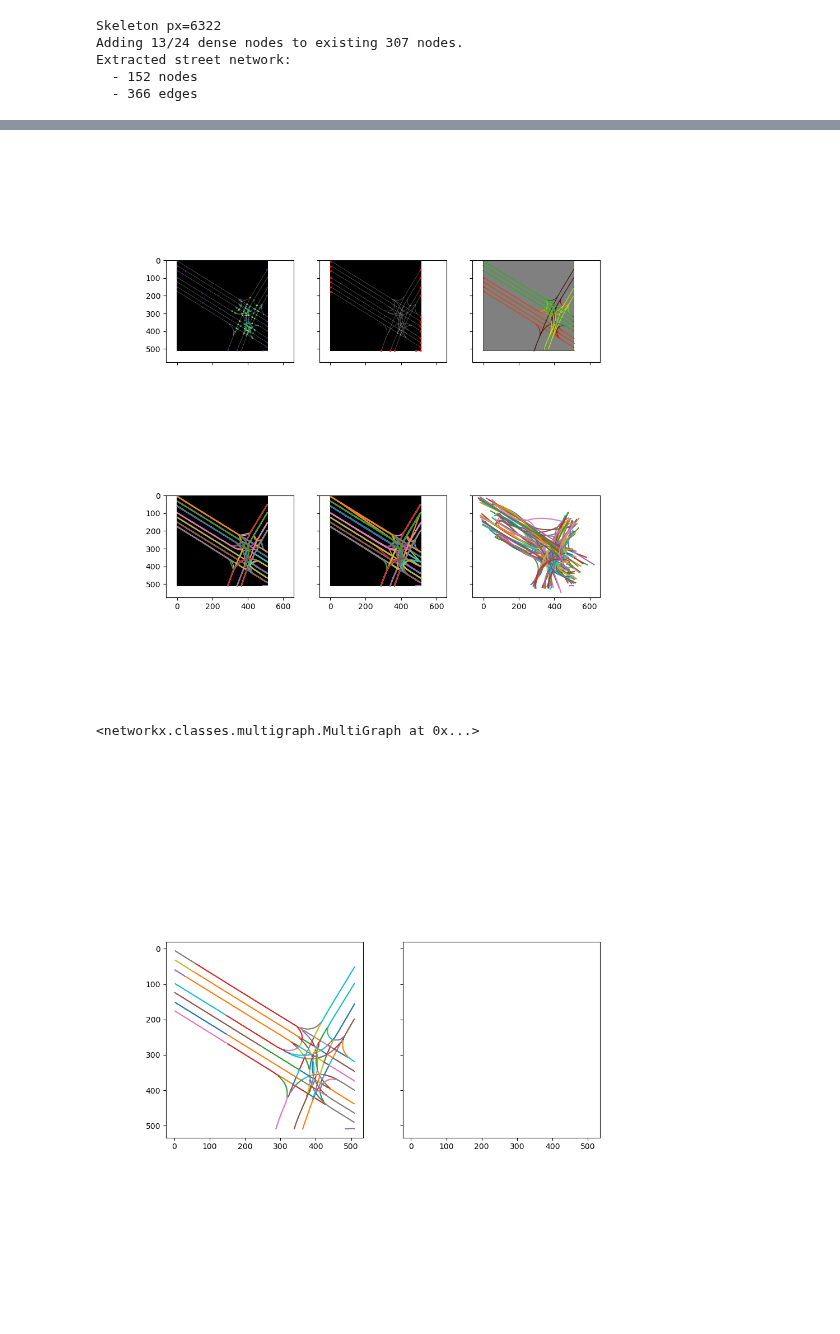
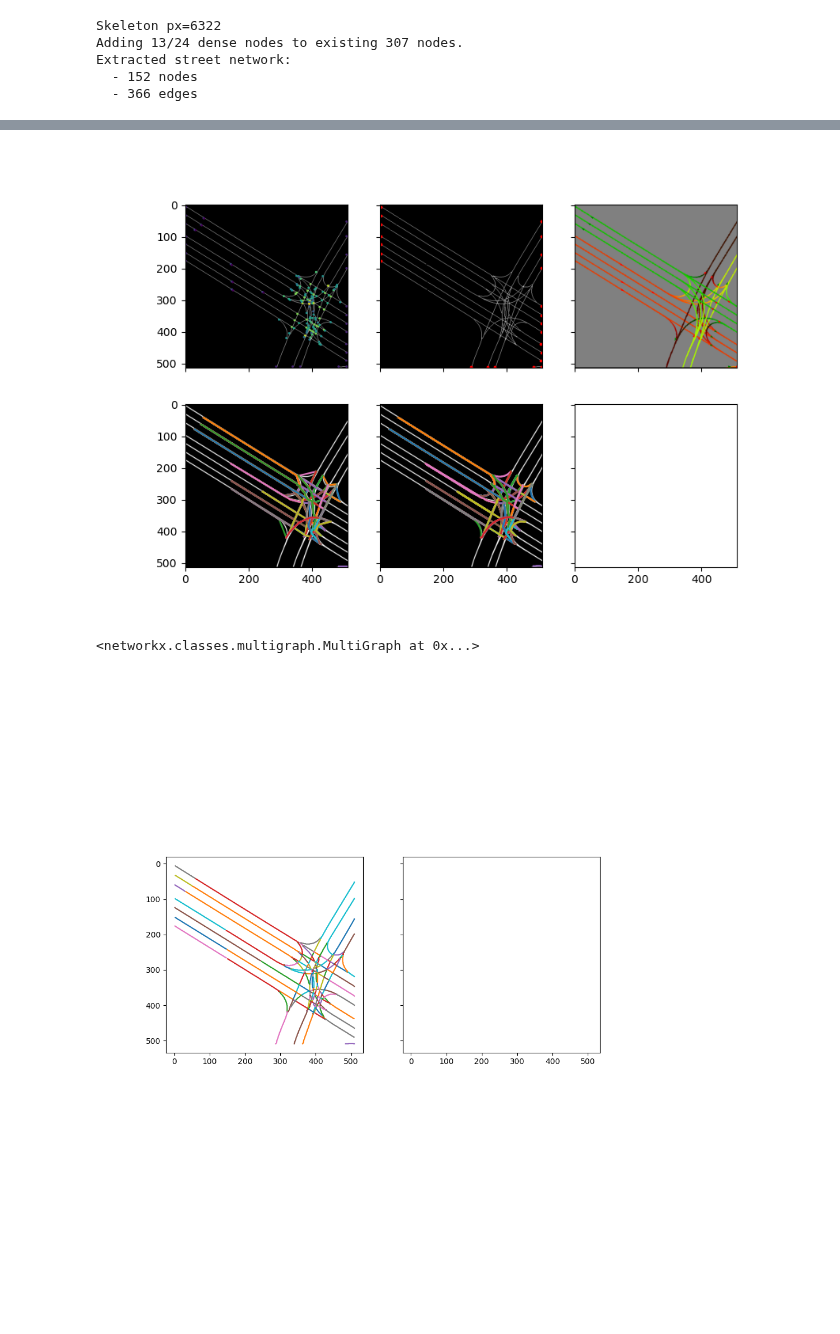
Before and after one commit to Excitablecell/extract-raster-network, a Jupyter notebook: extract_lanes.ipynb, the cells around one changed output, grey strips where cells are left out. Cells and saved outputs as stored; diff of their text form; code cells hidden in the pictures; blank space fills up the shorter version.

Commit message:
feat: find 2nd level branching nodes

```diff
--- a/extract_lanes.ipynb
+++ b/extract_lanes.ipynb
@@ -66,7 +67,17 @@ def find_terminal_nodes(graph: nx.Graph) -> list[tuple]:
 
     return nodes_terminal
 
-def find_terminal_directions(graph: nx.Graph, nodes: list[tuple], img_color: Image) -> list[tuple]:
+
+def find_branching_nodes(graph: nx.Graph, nodes_terminal: list[tuple]) -> list[tuple]:
+    nodes_branching = []
+    for n1 in nodes_terminal:
+        n1, n1_neighbour, k = list(graph.edges(n1, keys=True))[0]
+        nodes_branching.append(n1_neighbour)
+
+    return nodes_branching
+
+
+def find_node_directions(graph: nx.Graph, nodes_terminal: list[tuple], nodes_branching: list[tuple], img_color: Image) -> list[tuple]:
 
     def normalize_dx_dy(dx, dy) -> tuple:
         norm = np.hypot(dx, dy)
@@ -76,7 +87,8 @@ def find_terminal_directions(graph: nx.Graph, nodes: list[tuple], img_color: Ima
         return dx, dy
 
     directed_terminals = []
-    for n1 in nodes:
+    directed_branching = []
+    for n1, n1b in zip(nodes_terminal, nodes_branching):
         n1, n1_neighbour, k = list(graph.edges(n1, keys=True))[0]
         dx, dy = normalize_dx_dy(n1_neighbour[0] - n1[0], n1_neighbour[1] - n1[1])
         node_angle = np.rad2deg(np.arctan2(dy, dx))
@@ -85,17 +97,18 @@ def find_terminal_directions(graph: nx.Graph, nodes: list[tuple], img_color: Ima
         color_dx, color_dy = normalize_dx_dy(n1_color[0] - 128, 128 - n1_color[1])
         color_angle = np.rad2deg(np.arctan2(color_dy, color_dx))
 
+        angle_diff = np.fabs(color_angle - node_angle)
         direction = 1 # inlet
-        angle_diff = np.fabs(color_angle - node_angle)
         if angle_diff > 90.0: # if direction difference is smaller than 90 degrees
             direction = 0 # outlet
             dx = -dx
             dy = -dy
 
-        print(f'at node {n1}, node_angle = {node_angle:.1f}, color_angle = {color_angle:.1f}, angle_diff = {angle_diff:.1f}, direction = {direction}')
+        # print(f'at node {n1}, node_angle = {node_angle:.1f}, color_angle = {color_angle:.1f}, angle_diff = {angle_diff:.1f}, direction = {direction}')
         directed_terminals.append((n1[0], n1[1], dx, dy, color_dx, color_dy, direction))
+        directed_branching.append((n1b[0], n1b[1], dx, dy, color_dx, color_dy, direction))
 
-    return directed_terminals
+    return directed_terminals, directed_branching
 
 
 def track_path(path: list) -> np.ndarray:
@@ -104,7 +117,16 @@ def track_path(path: list) -> np.ndarray:
         n1 = path[i]
         n2 = path[i+1]
         e = graph[n1][n2][0]
-        waypoints = waypoints + e['path']
+        points = e['path']
+        if n1 == points[0]:
+            waypoints = waypoints + points
+            # print('forward path list')
+        elif n1 == points[-1]:
+            waypoints = waypoints + points[::-1]
+            # print('reverse path list')
+        else:
+            print('cannot find node in path list')
+            print(f'node = {n1}, path_start = {points[0]}, path_end = {points[-1]}')
 
     return waypoints
 
@@ -135,8 +157,8 @@ def find_paths_among_terminals(graph: nx.Graph, inlets: np.ndarray, outlets: np.
     return paths, waypoints_all
 
 
-def fit_cubic_spline(xs: np.ndarray, ys: np.ndarray):
-    cubic_spline = CubicSpline2D(xs, ys)
+def fit_cubic_polynomial(xs: np.ndarray, ys: np.ndarray):
+    cubic_spline = CubicPolynomial2D(xs, ys)
     s = np.arange(0, cubic_spline.s[-1], 1)
     ref_xy = [cubic_spline.calc_position(i_s) for i_s in s]
     ref_yaw = [cubic_spline.calc_yaw(i_s) for i_s in s]
@@ -147,7 +169,7 @@ def fit_cubic_spline(xs: np.ndarray, ys: np.ndarray):
 
 def connect_terminal_nodes(graph: nx.Graph) -> nx.Graph:
 
-    fig, axes = plt.subplots(2, 3, figsize=(10, 10), sharex=True, sharey=True)
+    fig, axes = plt.subplots(2, 3, figsize=(9, 6), sharex=True, sharey=True)
     axes = axes.ravel()
 
     nodes = np.array([node for (node, degree) in graph.degree()], dtype=float)
@@ -162,11 +184,13 @@ def connect_terminal_nodes(graph: nx.Graph) -> nx.Graph:
     axes[1].scatter(nodes_1_degree_np[:, 0], nodes_1_degree_np[:, 1], c='red', s=3)
 
     nodes_terminal = find_terminal_nodes(graph)
-    nodes_directed = find_terminal_directions(graph, nodes_terminal, img_color)
-    nodes_directed_np = np.array(nodes_directed)
+    nodes_branching = find_branching_nodes(graph, nodes_terminal)
+    nodes_terminal, nodes_branching = find_node_directions(graph, nodes_terminal, nodes_branching, img_color)
 
-    inlets = nodes_directed_np[nodes_directed_np[:, -1] > 0.5]
-    outlets = nodes_directed_np[nodes_directed_np[:, -1] < 0.5]
+    nodes_terminal_np = np.array(nodes_terminal)
+    nodes_branching_np = np.array(nodes_branching)
+    inlets = nodes_branching_np[nodes_branching_np[:, -1] > 0.5]
+    outlets = nodes_branching_np[nodes_branching_np[:, -1] < 0.5]
 
     axes[2].imshow(img_color)
     axes[2].quiver(inlets[:, 0], inlets[:, 1], inlets[:, 2], inlets[:, 3],
@@ -186,14 +210,13 @@ def connect_terminal_nodes(graph: nx.Graph) -> nx.Graph:
 
     axes[4].imshow(img_gray)
     for waypoints in path_waypoints:
-        print(waypoints)
         waypoints = np.array(waypoints, dtype=float)
         xs = waypoints[:, 0]
         ys = waypoints[:, 1]
         axes[4].plot(xs, ys)
 
-        cubic_spline, curve = fit_cubic_spline(xs, ys)
-        axes[5].plot(curve[:, 0], curve[:, 1])
+        # cubic_spline, curve = fit_cubic_polynomial(xs, ys)
+        # axes[5].plot(curve[:, 0], curve[:, 1])
 
     axes[0].set_aspect('equal')
     axes[1].set_aspect('equal')
@@ -228,4 +251,4 @@ at node (363, 509), node_angle = -71.2, color_angle = -73.5, angle_diff = 2.4, d
-[figure, old version]
+[figure, new version]
 <networkx.classes.multigraph.MultiGraph at 0x...>
 # %%
 def plot_polylines(polylines: list) -> None:
```
Also changed, not shown: parts of 3 cells of this notebook, 2 other files.
